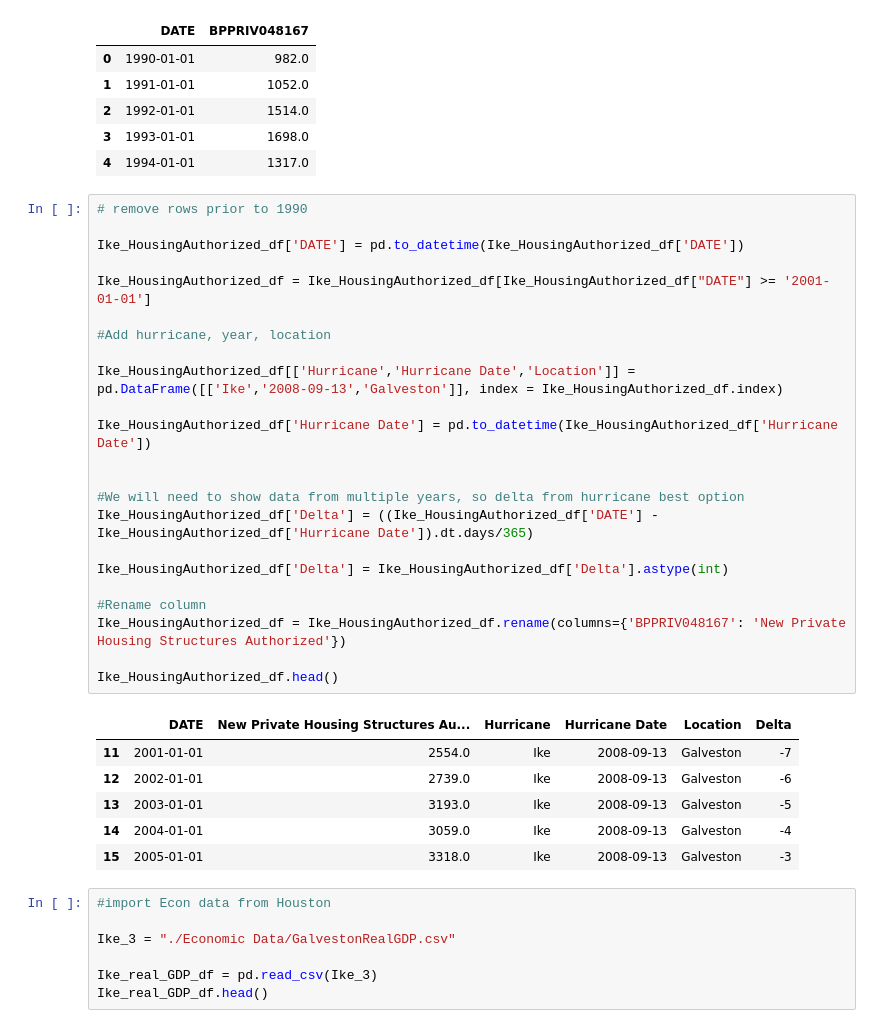
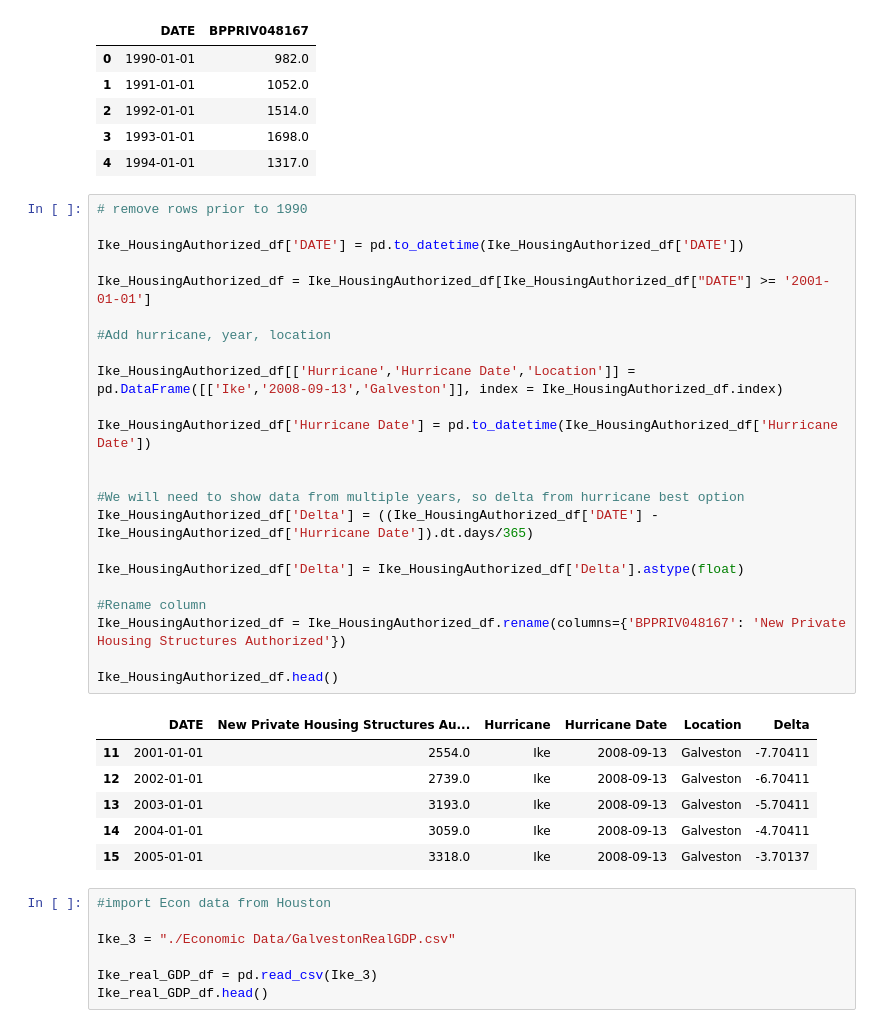
Before and after one commit to mchrzanowski27/Project1, a Jupyter notebook: Project 1 Data Ike.ipynb, the cells around one changed output. Drawn from its saved outputs; the diff is of its cells as text.

```diff
--- a/Project 1 Data Ike.ipynb
+++ b/Project 1 Data Ike.ipynb
@@ -66,33 +66,33 @@ Ike_HousingAuthorized_df.head()
 # %%
 # remove rows prior to 1990
 
 Ike_HousingAuthorized_df['DATE'] = pd.to_datetime(Ike_HousingAuthorized_df['DATE'])
 
 Ike_HousingAuthorized_df = Ike_HousingAuthorized_df[Ike_HousingAuthorized_df["DATE"] >= '2001-01-01']
 
 #Add hurricane, year, location
 
 Ike_HousingAuthorized_df[['Hurricane','Hurricane Date','Location']] = pd.DataFrame([['Ike','2008-09-13','Galveston']], index = Ike_HousingAuthorized_df.index)
 
 Ike_HousingAuthorized_df['Hurricane Date'] = pd.to_datetime(Ike_HousingAuthorized_df['Hurricane Date'])
 
 
 #We will need to show data from multiple years, so delta from hurricane best option
 Ike_HousingAuthorized_df['Delta'] = ((Ike_HousingAuthorized_df['DATE'] - Ike_HousingAuthorized_df['Hurricane Date']).dt.days/365)
 
-Ike_HousingAuthorized_df['Delta'] = Ike_HousingAuthorized_df['Delta'].astype(int)
+Ike_HousingAuthorized_df['Delta'] = Ike_HousingAuthorized_df['Delta'].astype(float)
 
 #Rename column
 Ike_HousingAuthorized_df = Ike_HousingAuthorized_df.rename(columns={'BPPRIV048167': 'New Private Housing Structures Authorized'})
 
 Ike_HousingAuthorized_df.head()
 # %% [output]
 |  | DATE | New Private Housing Structures Au... | Hurricane | Hurricane Date | Location | Delta |
-| 11 | 2001-01-01 | 2554.0 | Ike | 2008-09-13 | Galveston | -7 |
-| 12 | 2002-01-01 | 2739.0 | Ike | 2008-09-13 | Galveston | -6 |
-| 13 | 2003-01-01 | 3193.0 | Ike | 2008-09-13 | Galveston | -5 |
-| 14 | 2004-01-01 | 3059.0 | Ike | 2008-09-13 | Galveston | -4 |
-| 15 | 2005-01-01 | 3318.0 | Ike | 2008-09-13 | Galveston | -3 |
+| 11 | 2001-01-01 | 2554.0 | Ike | 2008-09-13 | Galveston | -7.70411 |
+| 12 | 2002-01-01 | 2739.0 | Ike | 2008-09-13 | Galveston | -6.70411 |
+| 13 | 2003-01-01 | 3193.0 | Ike | 2008-09-13 | Galveston | -5.70411 |
+| 14 | 2004-01-01 | 3059.0 | Ike | 2008-09-13 | Galveston | -4.70411 |
+| 15 | 2005-01-01 | 3318.0 | Ike | 2008-09-13 | Galveston | -3.70137 |
 # %%
 #import Econ data from Houston
 
```
Also changed, not shown: parts of 5 cells of this notebook, 7 other files.
